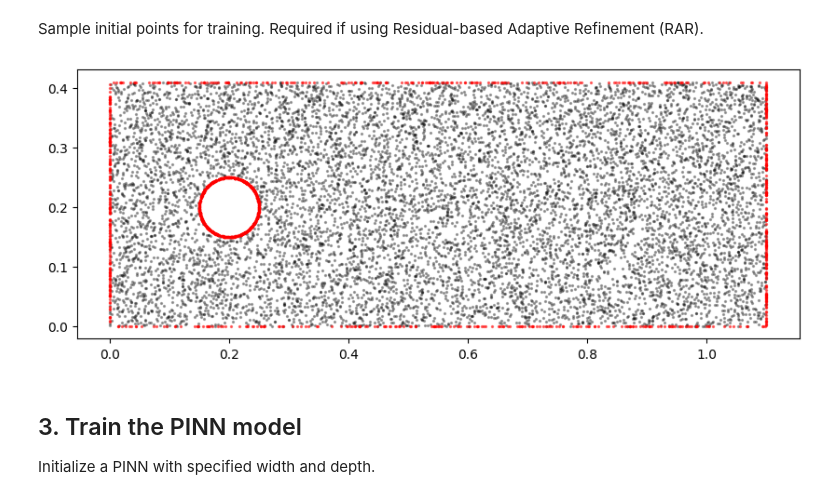
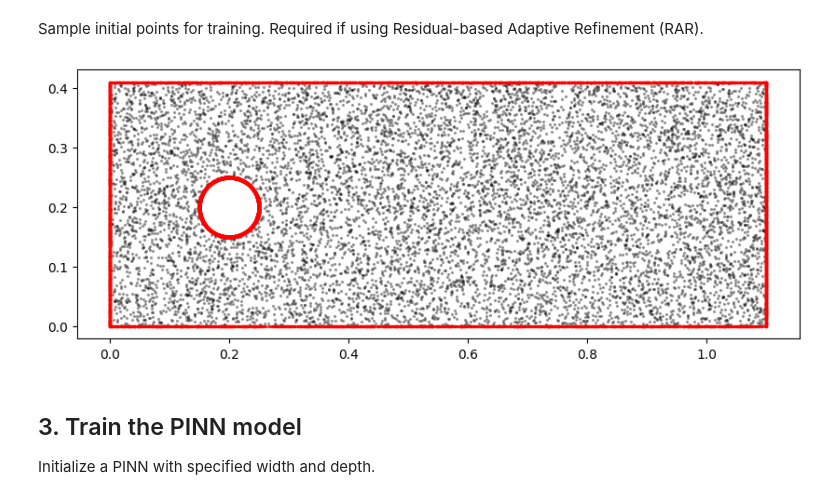
Before and after one commit to YoYo-XYZ/deepflow, a Jupyter notebook: examples/cylinder_flow/channel_flow_steady.ipynb, the cells around one changed output. Saved outputs shown, nothing was run; the diff lists cells and outputs as text; code cells hidden in the pictures.

```diff
--- a/examples/cylinder_flow/channel_flow_steady.ipynb
+++ b/examples/cylinder_flow/channel_flow_steady.ipynb
@@ -37,11 +37,11 @@ domain.show_setup()
 # %% [markdown]
 Sample initial points for training. Required if using Residual-based Adaptive Refinement (RAR).
 # %%
-domain.sampling_random(bound_sampling_res=[200, 200, 200, 200, 400, 400])
+domain.sampling_random(bound_sampling_res=[2000, 2000, 2000, 2000, 4000, 4000])
 domain.sampling_random(area_sampling_res=[10000])
 domain.show_coordinates(display_conditions=False)
 # %% [output]
-[figure, old version]
+[figure, new version]
 # %% [markdown]
 ## 3. Train the PINN model
 Initialize a PINN with specified width and depth.
```
Also changed, not shown: parts of 12 cells of this notebook, 12 other files.
